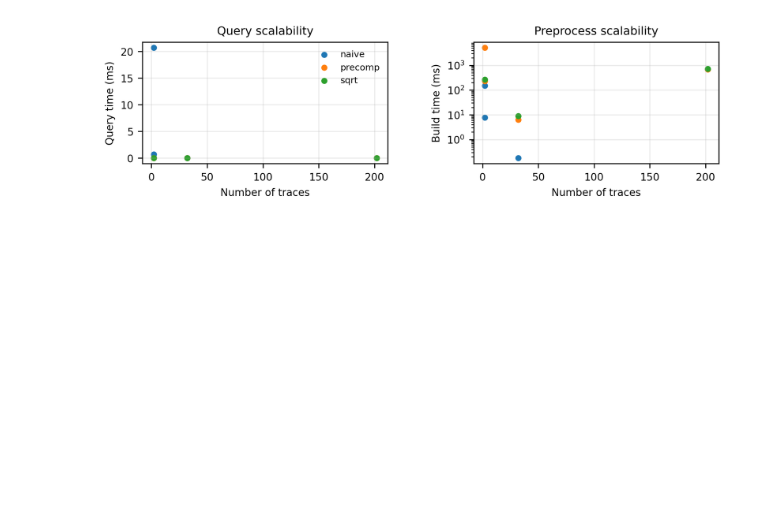
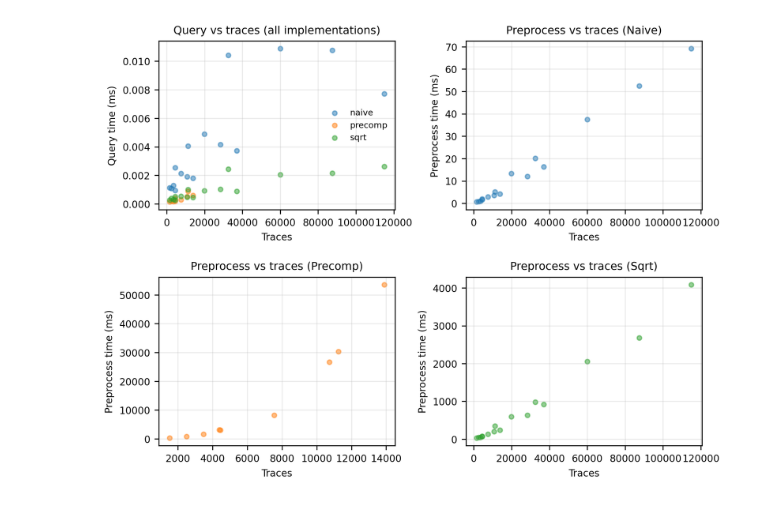
Before and after one commit to kollmannbalint/distinguish_queries, a Jupyter notebook: testing/analysis/result_analysis.ipynb, the cells around one changed output. Cells and saved outputs as stored; diff of their text form; code cells hidden in the pictures; blank space fills up the shorter version.

Commit message:
update plots

```diff
--- a/testing/analysis/result_analysis.ipynb
+++ b/testing/analysis/result_analysis.ipynb
@@ -5,7 +5,7 @@ import os
 
 WD =  os.getcwd()
 BASE_DIR = os.path.abspath(os.path.join(WD, "..", ".."))
-RESULTS = os.path.join(BASE_DIR, "data", "results", "anti", "anti.csv")
+RESULTS = os.path.join(BASE_DIR, "data", "results", "abbadingo", "abbadingo_test_results.csv")
 
 df = pd.read_csv(RESULTS)
 
@@ -80,10 +59,6 @@ summary = (
             num_pos=("positive_set_size", "first"),
             num_neg=("negative_set_size", "first"),
             num_queries=("number_of_queries", "first"),
-            cnt_nodes=("cnt_nodes", "first"),
-            cnt_links=("cnt_links", "first"),
-            cnt_dist=("cnt_distinguishable_suffixes", "first"),
-            avg_overlap=("avg_overlap", "first")
         )
         .reset_index()
 )
@@ -103,15 +78,6 @@ summary["num_traces"] = (
     summary["num_neg"]
 )
 
-summary["link_density"] = (
-    summary["cnt_links"] /
-    summary["cnt_nodes"]
-)
-
-summary["dist_ratio"] = (
-    summary["cnt_dist"] /
-    summary["cnt_links"]
-)
 
 summary
 # %% [output]
@@ -194,54 +166,79 @@ plt.show()
 # %%
 plt.rcParams.update({
     "font.size": 8,
     "axes.titlesize": 9,
     "axes.labelsize": 8,
 })
 
-fig, axes = plt.subplots(1, 2, figsize=(6.8, 2.2), dpi=300)
+colors = {
+    "naive": "tab:blue",
+    "precomp": "tab:orange",
+    "sqrt": "tab:green"
+}
 
-impls = summary["impl"].unique()
 
-for impl in impls:
+from matplotlib.gridspec import GridSpec
+
+fig = plt.figure(figsize=(8, 6), dpi=300)
+
+
+gs = GridSpec(2, 2, figure=fig, wspace=0.3, hspace=0.4)
+
+
+ax00 = fig.add_subplot(gs[0, 0])
+
+for impl in ["naive", "precomp", "sqrt"]:
     sub = summary[summary["impl"] == impl].sort_values("num_traces")
-    axes[0].scatter(
+    ax00.scatter(
         sub["num_traces"],
         sub["query_ms_per_query"],
         s=14,
+        alpha=0.5,
+        color=colors[impl],
         label=impl
     )
 
-axes[0].set_title("Query scalability")
-axes[0].set_xlabel("Number of traces")
-axes[0].set_ylabel("Query time (ms)")
-axes[0].grid(alpha=0.25)
-axes[0].legend(frameon=False, fontsize=7, loc="best")
+ax00.set_title("Query vs traces (all implementations)")
+ax00.set_xlabel("Traces")
+ax00.set_ylabel("Query time (ms)")
+ax00.grid(alpha=0.25)
+ax00.legend(frameon=False, fontsize=7)
 
-for impl in impls:
-    sub = summary[summary["impl"] == impl].sort_values("num_traces")
-    axes[1].scatter(
-        sub["num_traces"],
-        sub["build_mean_ms"],
-        s=14
-    )
 
-axes[1].set_title("Preprocess scalability")
-axes[1].set_xlabel("Number of traces")
-axes[1].set_ylabel("Build time (ms)")
-axes[1].set_yscale("log")
-axes[1].grid(alpha=0.25)
+ax01 = fig.add_subplot(gs[0, 1])
 
-plt.subplots_adjust(
-    left=0.07,
-    right=0.99,
-    bottom=0.25,
-    top=0.85,
-    wspace=0.35
-)
+sub = summary[summary["impl"] == "naive"].sort_values("num_traces")
+ax01.scatter(sub["num_traces"], sub["build_mean_ms"], s=14, alpha=0.5, color=colors["naive"])
 
+ax01.set_title("Preprocess vs traces (Naive)")
+ax01.set_xlabel("Traces")
+ax01.set_ylabel("Preprocess time (ms)")
+ax01.grid(alpha=0.25)
+
+ax10 = fig.add_subplot(gs[1, 0])
+
+sub = summary[summary["impl"] == "precomp"].sort_values("num_traces")
+ax10.scatter(sub["num_traces"], sub["build_mean_ms"], s=14, alpha=0.5, color=colors["precomp"])
+
+ax10.set_title("Preprocess vs traces (Precomp)")
+ax10.set_xlabel("Traces")
+ax10.set_ylabel("Preprocess time (ms)")
+ax10.grid(alpha=0.25)
+
+ax11 = fig.add_subplot(gs[1, 1])
+
+sub = summary[summary["impl"] == "sqrt"].sort_values("num_traces")
+ax11.scatter(sub["num_traces"], sub["build_mean_ms"], s=14, alpha=0.5, color=colors["sqrt"])
+
+ax11.set_title("Preprocess vs traces (Sqrt)")
+ax11.set_xlabel("Traces")
+ax11.set_ylabel("Preprocess time (ms)")
+ax11.grid(alpha=0.25)
+
+plt.tight_layout()
 plt.show()
 # %% [output]
-[figure, old version]
+[figure, new version]
 # %%
 plt.rcParams.update({
     "font.size": 8,
```
Also changed, not shown: parts of 4 cells of this notebook, 2 other files.
